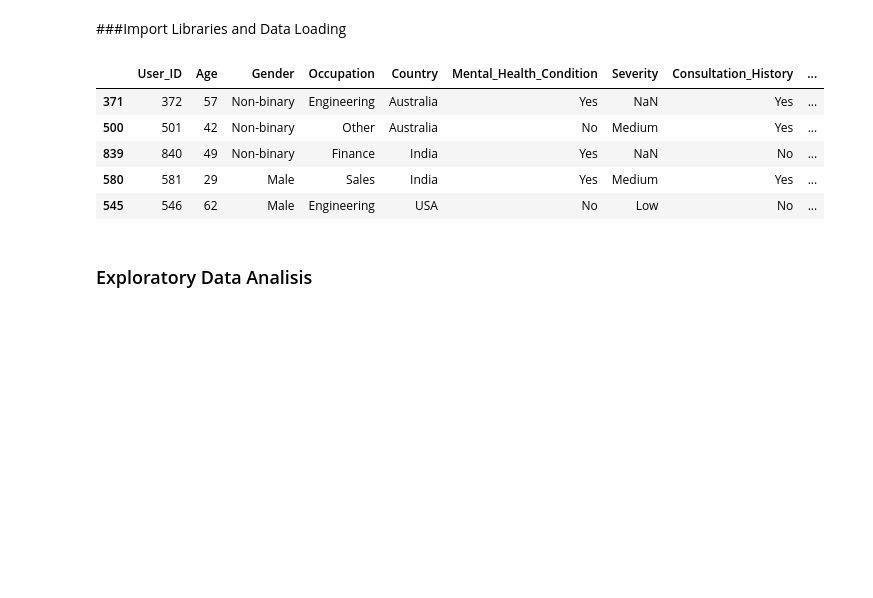
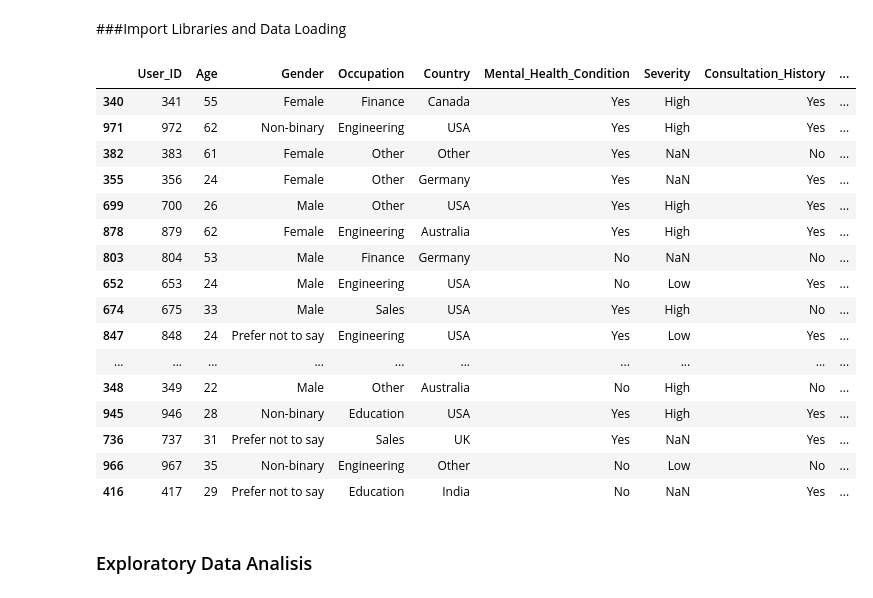
Before and after one commit to joseira/mental_health, a Jupyter notebook: Mental_health_NewDataSet.ipynb, the cells around one changed output. Drawn from its saved outputs; the diff is of its cells as text; code cells hidden in the pictures; blank space fills up the shorter version.

```diff
--- a/Mental_health_NewDataSet.ipynb
+++ b/Mental_health_NewDataSet.ipynb
@@ -80,14 +78,25 @@ Data1 = pd.read_csv("data/mental_health_dataset.csv")
 # %%
 df1 = pd.DataFrame(Data1)
 # %%
-df1.sample(5)
+df1.sample(50)
 # %% [output]
 |  | User_ID | Age | Gender | Occupation | Country | Mental_Health_Condition | Severity | Consultation_History | ... |
-| 371 | 372 | 57 | Non-binary | Engineering | Australia | Yes | NaN | Yes | ... |
-| 500 | 501 | 42 | Non-binary | Other | Australia | No | Medium | Yes | ... |
-| 839 | 840 | 49 | Non-binary | Finance | India | Yes | NaN | No | ... |
-| 580 | 581 | 29 | Male | Sales | India | Yes | Medium | Yes | ... |
-| 545 | 546 | 62 | Male | Engineering | USA | No | Low | No | ... |
+| 340 | 341 | 55 | Female | Finance | Canada | Yes | High | Yes | ... |
+| 971 | 972 | 62 | Non-binary | Engineering | USA | Yes | High | Yes | ... |
+| 382 | 383 | 61 | Female | Other | Other | Yes | NaN | No | ... |
+| 355 | 356 | 24 | Female | Other | Germany | Yes | NaN | Yes | ... |
+| 699 | 700 | 26 | Male | Other | USA | Yes | High | Yes | ... |
+| 878 | 879 | 62 | Female | Engineering | Australia | Yes | High | Yes | ... |
+| 803 | 804 | 53 | Male | Finance | Germany | No | NaN | No | ... |
+| 652 | 653 | 24 | Male | Engineering | USA | No | Low | Yes | ... |
+| 674 | 675 | 33 | Male | Sales | USA | Yes | High | No | ... |
+| 847 | 848 | 24 | Prefer not to say | Engineering | USA | Yes | Low | Yes | ... |
+| ... | ... | ... | ... | ... | ... | ... | ... | ... | ... |
+| 348 | 349 | 22 | Male | Other | Australia | No | High | No | ... |
+| 945 | 946 | 28 | Non-binary | Education | USA | Yes | High | Yes | ... |
+| 736 | 737 | 31 | Prefer not to say | Sales | UK | Yes | NaN | Yes | ... |
+| 966 | 967 | 35 | Non-binary | Engineering | Other | No | Low | No | ... |
+| 416 | 417 | 29 | Prefer not to say | Education | India | No | NaN | Yes | ... |
 # %% [markdown]
 ### Exploratory Data Analisis
 # %%
```
Also changed, not shown: parts of 18 cells of this notebook.
